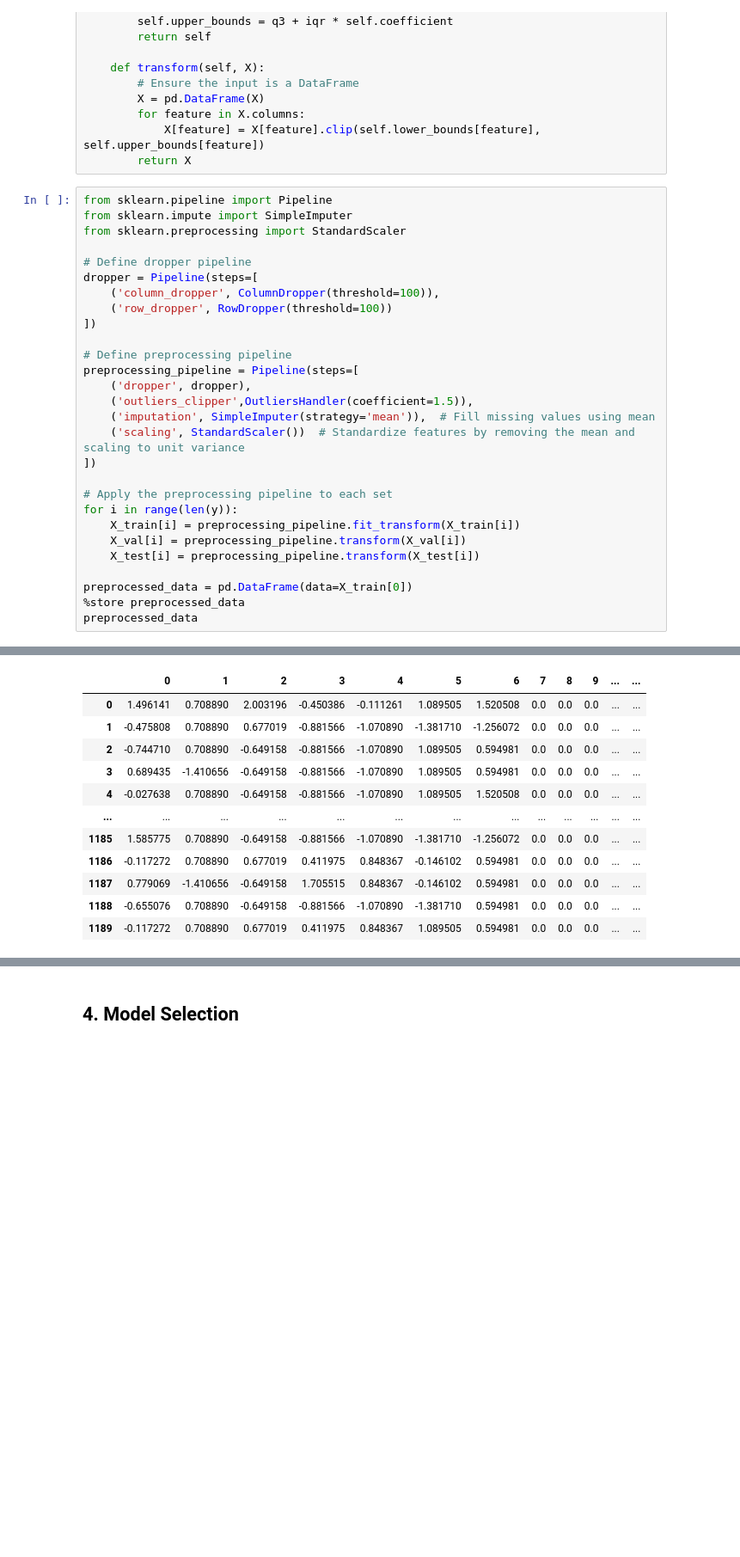
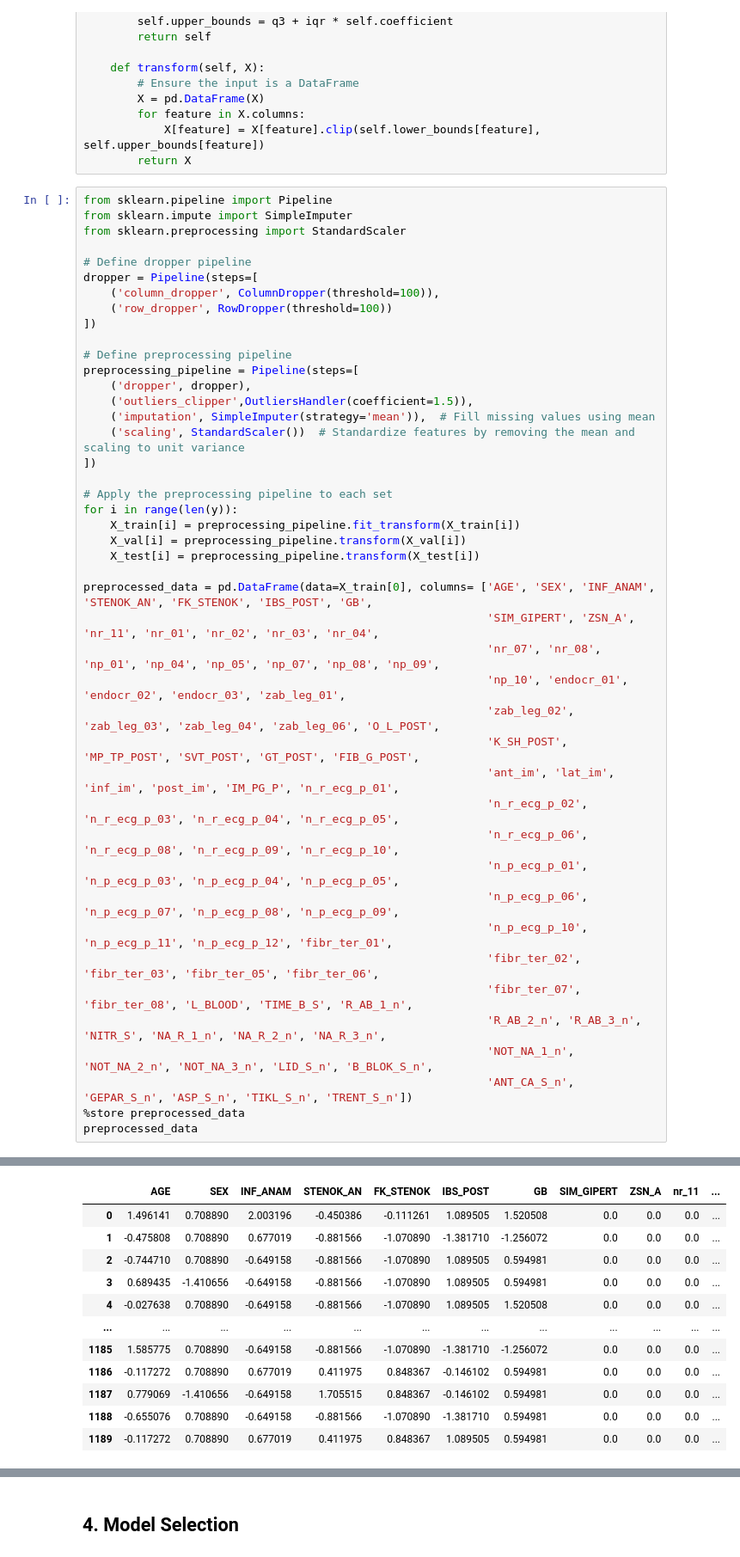
Before and after one commit to danghaidang04/Myocardial_Infraction_Complications_Analysis, a Jupyter notebook: main.ipynb, the cells around one changed output, grey strips where cells are left out. Shown at 86% size. Drawn from its saved outputs; the diff is of its cells as text; blank space fills up the shorter version.

Commit message:
Adding column names in preprocessed_data

```diff
--- a/main.ipynb
+++ b/main.ipynb
@@ -349,45 +352,61 @@ class OutliersHandler(BaseEstimator, TransformerMixin):
 # %%
 from sklearn.pipeline import Pipeline
 from sklearn.impute import SimpleImputer
 from sklearn.preprocessing import StandardScaler
 
 # Define dropper pipeline
 dropper = Pipeline(steps=[
     ('column_dropper', ColumnDropper(threshold=100)),
     ('row_dropper', RowDropper(threshold=100))
 ])
 
 # Define preprocessing pipeline
 preprocessing_pipeline = Pipeline(steps=[
     ('dropper', dropper),
     ('outliers_clipper',OutliersHandler(coefficient=1.5)),
     ('imputation', SimpleImputer(strategy='mean')),  # Fill missing values using mean
     ('scaling', StandardScaler())  # Standardize features by removing the mean and scaling to unit variance
 ])
 
 # Apply the preprocessing pipeline to each set
 for i in range(len(y)):
     X_train[i] = preprocessing_pipeline.fit_transform(X_train[i])
     X_val[i] = preprocessing_pipeline.transform(X_val[i])
     X_test[i] = preprocessing_pipeline.transform(X_test[i])
 
-preprocessed_data = pd.DataFrame(data=X_train[0])
+preprocessed_data = pd.DataFrame(data=X_train[0], columns= ['AGE', 'SEX', 'INF_ANAM', 'STENOK_AN', 'FK_STENOK', 'IBS_POST', 'GB',
+                                                            'SIM_GIPERT', 'ZSN_A', 'nr_11', 'nr_01', 'nr_02', 'nr_03', 'nr_04',
+                                                            'nr_07', 'nr_08', 'np_01', 'np_04', 'np_05', 'np_07', 'np_08', 'np_09',
+                                                            'np_10', 'endocr_01', 'endocr_02', 'endocr_03', 'zab_leg_01',
+                                                            'zab_leg_02', 'zab_leg_03', 'zab_leg_04', 'zab_leg_06', 'O_L_POST',
+                                                            'K_SH_POST', 'MP_TP_POST', 'SVT_POST', 'GT_POST', 'FIB_G_POST',
+                                                            'ant_im', 'lat_im', 'inf_im', 'post_im', 'IM_PG_P', 'n_r_ecg_p_01',
+                                                            'n_r_ecg_p_02', 'n_r_ecg_p_03', 'n_r_ecg_p_04', 'n_r_ecg_p_05',
+                                                            'n_r_ecg_p_06', 'n_r_ecg_p_08', 'n_r_ecg_p_09', 'n_r_ecg_p_10',
+                                                            'n_p_ecg_p_01', 'n_p_ecg_p_03', 'n_p_ecg_p_04', 'n_p_ecg_p_05',
+                                                            'n_p_ecg_p_06', 'n_p_ecg_p_07', 'n_p_ecg_p_08', 'n_p_ecg_p_09',
+                                                            'n_p_ecg_p_10', 'n_p_ecg_p_11', 'n_p_ecg_p_12', 'fibr_ter_01',
+                                                            'fibr_ter_02', 'fibr_ter_03', 'fibr_ter_05', 'fibr_ter_06',
+                                                            'fibr_ter_07', 'fibr_ter_08', 'L_BLOOD', 'TIME_B_S', 'R_AB_1_n',
+                                                            'R_AB_2_n', 'R_AB_3_n', 'NITR_S', 'NA_R_1_n', 'NA_R_2_n', 'NA_R_3_n',
+                                                            'NOT_NA_1_n', 'NOT_NA_2_n', 'NOT_NA_3_n', 'LID_S_n', 'B_BLOK_S_n',
+                                                            'ANT_CA_S_n', 'GEPAR_S_n', 'ASP_S_n', 'TIKL_S_n', 'TRENT_S_n'])
 %store preprocessed_data
 preprocessed_data
 # %% [output]
 Stored 'preprocessed_data' (DataFrame)
-|  | 0 | 1 | 2 | 3 | 4 | 5 | 6 | 7 | 8 | 9 | ... | ... |
-| 0 | 1.496141 | 0.708890 | 2.003196 | -0.450386 | -0.111261 | 1.089505 | 1.520508 | 0.0 | 0.0 | 0.0 | ... | ... |
-| 1 | -0.475808 | 0.708890 | 0.677019 | -0.881566 | -1.070890 | -1.381710 | -1.256072 | 0.0 | 0.0 | 0.0 | ... | ... |
-| 2 | -0.744710 | 0.708890 | -0.649158 | -0.881566 | -1.070890 | 1.089505 | 0.594981 | 0.0 | 0.0 | 0.0 | ... | ... |
-| 3 | 0.689435 | -1.410656 | -0.649158 | -0.881566 | -1.070890 | 1.089505 | 0.594981 | 0.0 | 0.0 | 0.0 | ... | ... |
-| 4 | -0.027638 | 0.708890 | -0.649158 | -0.881566 | -1.070890 | 1.089505 | 1.520508 | 0.0 | 0.0 | 0.0 | ... | ... |
-| ... | ... | ... | ... | ... | ... | ... | ... | ... | ... | ... | ... | ... |
-| 1185 | 1.585775 | 0.708890 | -0.649158 | -0.881566 | -1.070890 | -1.381710 | -1.256072 | 0.0 | 0.0 | 0.0 | ... | ... |
-| 1186 | -0.117272 | 0.708890 | 0.677019 | 0.411975 | 0.848367 | -0.146102 | 0.594981 | 0.0 | 0.0 | 0.0 | ... | ... |
-| 1187 | 0.779069 | -1.410656 | -0.649158 | 1.705515 | 0.848367 | -0.146102 | 0.594981 | 0.0 | 0.0 | 0.0 | ... | ... |
-| 1188 | -0.655076 | 0.708890 | -0.649158 | -0.881566 | -1.070890 | -1.381710 | 0.594981 | 0.0 | 0.0 | 0.0 | ... | ... |
-| 1189 | -0.117272 | 0.708890 | 0.677019 | 0.411975 | 0.848367 | 1.089505 | 0.594981 | 0.0 | 0.0 | 0.0 | ... | ... |
+|  | AGE | SEX | INF_ANAM | STENOK_AN | FK_STENOK | IBS_POST | GB | SIM_GIPERT | ZSN_A | nr_11 | ... |
+| 0 | 1.496141 | 0.708890 | 2.003196 | -0.450386 | -0.111261 | 1.089505 | 1.520508 | 0.0 | 0.0 | 0.0 | ... |
+| 1 | -0.475808 | 0.708890 | 0.677019 | -0.881566 | -1.070890 | -1.381710 | -1.256072 | 0.0 | 0.0 | 0.0 | ... |
+| 2 | -0.744710 | 0.708890 | -0.649158 | -0.881566 | -1.070890 | 1.089505 | 0.594981 | 0.0 | 0.0 | 0.0 | ... |
+| 3 | 0.689435 | -1.410656 | -0.649158 | -0.881566 | -1.070890 | 1.089505 | 0.594981 | 0.0 | 0.0 | 0.0 | ... |
+| 4 | -0.027638 | 0.708890 | -0.649158 | -0.881566 | -1.070890 | 1.089505 | 1.520508 | 0.0 | 0.0 | 0.0 | ... |
+| ... | ... | ... | ... | ... | ... | ... | ... | ... | ... | ... | ... |
+| 1185 | 1.585775 | 0.708890 | -0.649158 | -0.881566 | -1.070890 | -1.381710 | -1.256072 | 0.0 | 0.0 | 0.0 | ... |
+| 1186 | -0.117272 | 0.708890 | 0.677019 | 0.411975 | 0.848367 | -0.146102 | 0.594981 | 0.0 | 0.0 | 0.0 | ... |
+| 1187 | 0.779069 | -1.410656 | -0.649158 | 1.705515 | 0.848367 | -0.146102 | 0.594981 | 0.0 | 0.0 | 0.0 | ... |
+| 1188 | -0.655076 | 0.708890 | -0.649158 | -0.881566 | -1.070890 | -1.381710 | 0.594981 | 0.0 | 0.0 | 0.0 | ... |
+| 1189 | -0.117272 | 0.708890 | 0.677019 | 0.411975 | 0.848367 | 1.089505 | 0.594981 | 0.0 | 0.0 | 0.0 | ... |
 1190 rows × 88 columns
 # %% [markdown]
 ## 4. Model Selection
```
Also changed, not shown: parts of 2 cells of this notebook, 5 other files.
